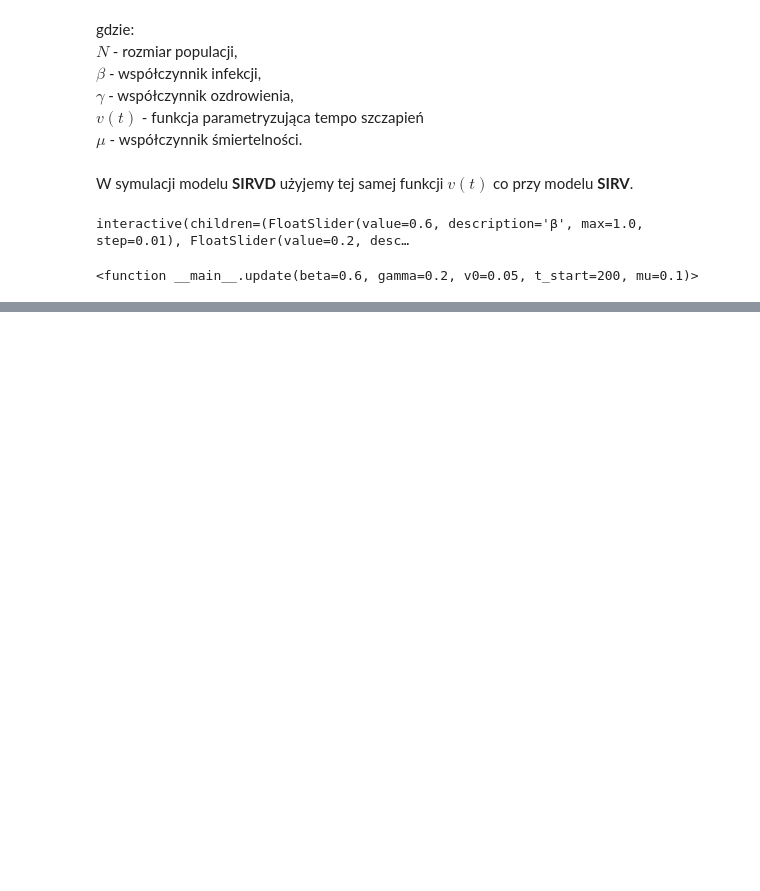
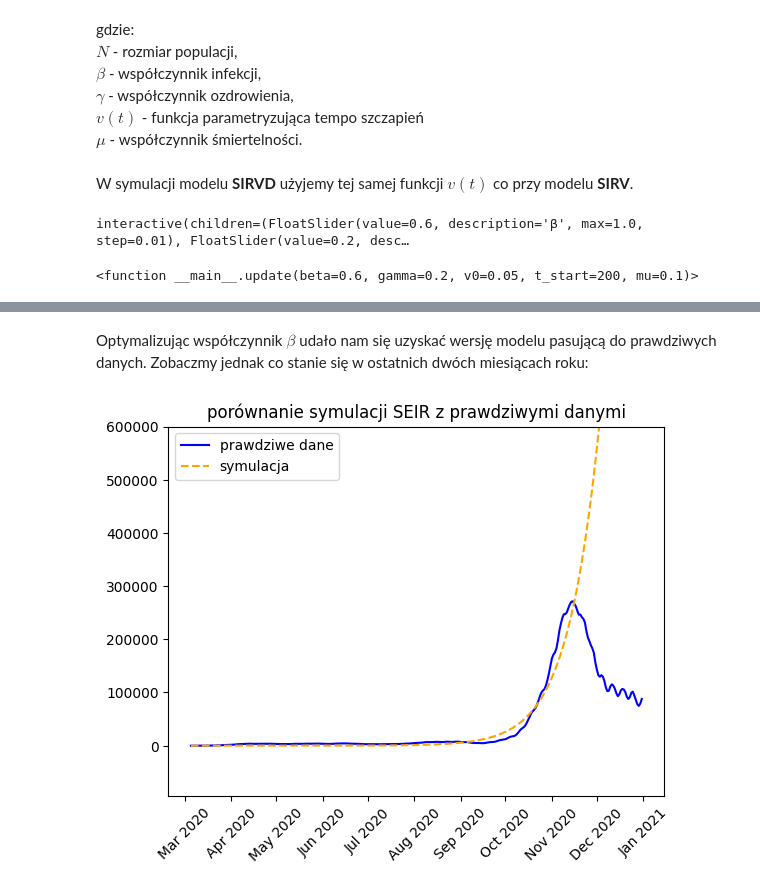
Before and after one commit to aleksanderboberski/rrwt-projekt-seir, a Jupyter notebook: Boberski_Pytel.ipynb, the cells around one changed output, grey strips where cells are left out. Cells and saved outputs as stored; diff of their text form; code cells hidden in the pictures; blank space fills up the shorter version.

```diff
--- a/Boberski_Pytel.ipynb
+++ b/Boberski_Pytel.ipynb
@@ -414,0 +458,18 @@ interactive(children=(FloatSlider(value=0.6, description='β', max=1.0, step=0.0
+# %% [markdown]
+Optymalizując współczynnik $\beta$ udało nam się uzyskać wersję modelu pasującą do prawdziwych danych. Zobaczmy jednak co stanie się w ostatnich dwóch miesiącach roku:
+# %%
+tab_seir = midpoint_solver(lambda t, y: SEIR(t,y,35000000,optimal_beta,0.2,0.1), [35000000,1,0,0], covid.shape[0]-1, 1)
+tab_i= list(zip(*tab_seir))[2]
+
+plt.plot(covid["Date_reported"], covid["Active_cases"], color="blue", label="prawdziwe dane")
+plt.plot(covid["Date_reported"], tab_i, color="orange", linestyle="--", label="symulacja")
+
+plt.gca().xaxis.set_major_locator(mdates.MonthLocator())
+plt.gca().xaxis.set_major_formatter(mdates.DateFormatter('%b %Y'))
+plt.xticks(rotation=45)
+plt.legend()
+plt.title("porównanie symulacji SEIR z prawdziwymi danymi")
+plt.ylim(top=600000)
+plt.show()
+# %% [output]
+[figure, added]
```
Also changed, not shown: parts of 9 cells of this notebook, 3 other files.
